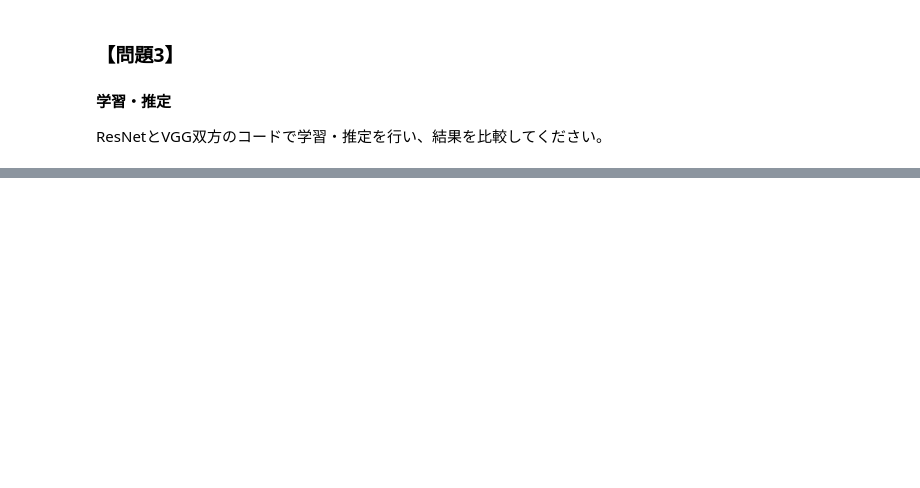
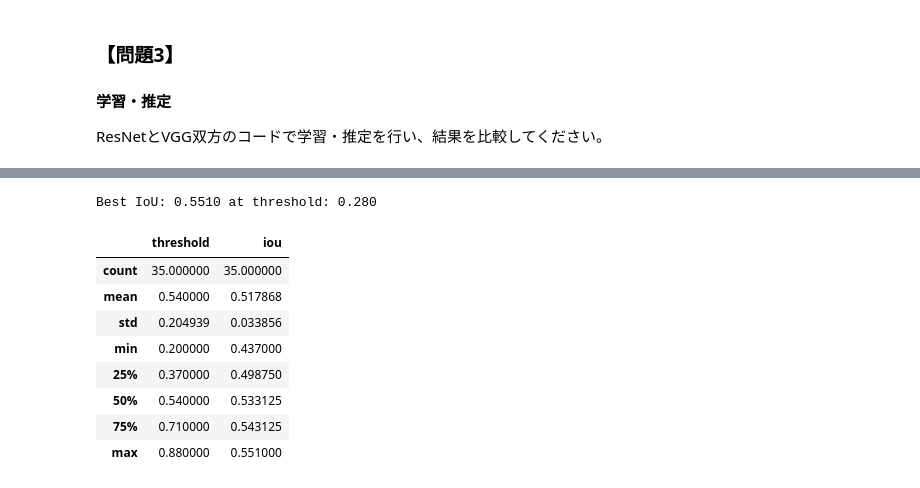
Before and after one commit to taiki-nakaso/diveintocode-ml, a Jupyter notebook: src/term2/sprint20/sprint20.ipynb, the cells around one changed output, grey strips where cells are left out. Drawn from its saved outputs; the diff is of its cells as text; code cells hidden in the pictures; blank space fills up the shorter version.

```diff
--- a/src/term2/sprint20/sprint20.ipynb
+++ b/src/term2/sprint20/sprint20.ipynb
@@ -543,10 +690,10 @@ print('\n{}'.format(train.head()))
 # %%
 # 画像データ読み込み
 X_train = np.asarray(
-    [cv2.imread('../input/train/images/{}.png'.format(x), 0) for x in train.id.tolist()],
+    [cv2.imread('./train/images/{}.png'.format(x), 0) for x in train.id.tolist()],
     dtype=np.uint8) / 255.
 y_train = np.asarray(
-    [cv2.imread('../input/train/masks/{}.png'.format(x), 0) for x in train.id.tolist()],
+    [cv2.imread('./train/masks/{}.png'.format(x), 0) for x in train.id.tolist()],
     dtype=np.uint8) / 255.
 
 print(X_train.shape, y_train.shape)
@@ -656,0 +1029,22 @@ df_iou.plot(x='threshold', y='iou')
+# %%
+df_iou = pd.DataFrame(thresholds, columns=['threshold'])
+df_iou['iou'] = ious
+
+# Get index of best IoU
+best_index = df_iou['iou'].idxmax()
+print('Best IoU: {:.4f} at threshold: {:.3f}'.format(
+    df_iou.iou[best_index], df_iou.threshold[best_index]))
+
+# Describe IoU DF
+df_iou.describe()
+# %% [output]
+Best IoU: 0.5510 at threshold: 0.280
+|  | threshold | iou |
+| count | 35.000000 | 35.000000 |
+| mean | 0.540000 | 0.517868 |
+| std | 0.204939 | 0.033856 |
+| min | 0.200000 | 0.437000 |
+| 25% | 0.370000 | 0.498750 |
+| 50% | 0.540000 | 0.533125 |
+| 75% | 0.710000 | 0.543125 |
+| max | 0.880000 | 0.551000 |
```
Also changed, not shown: parts of 29 cells of this notebook.
